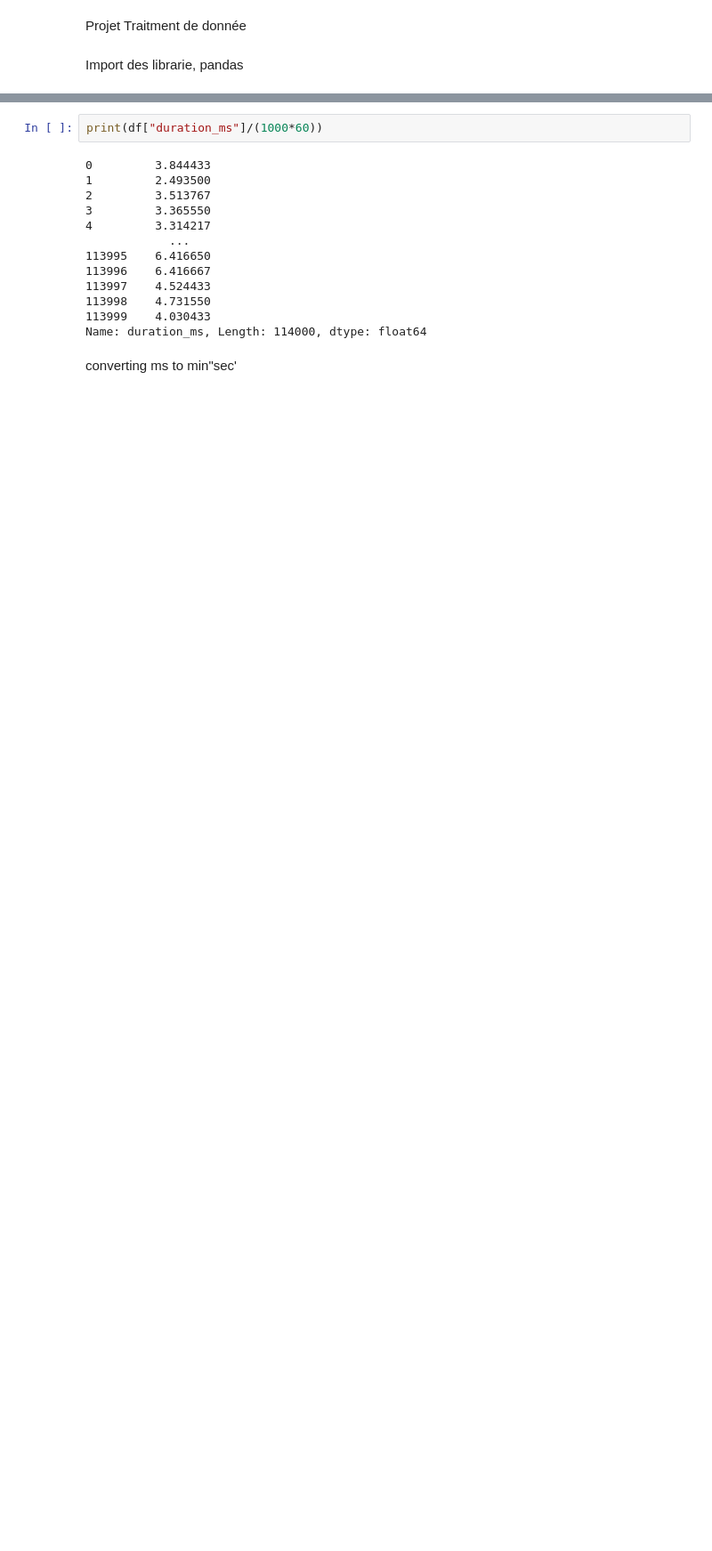
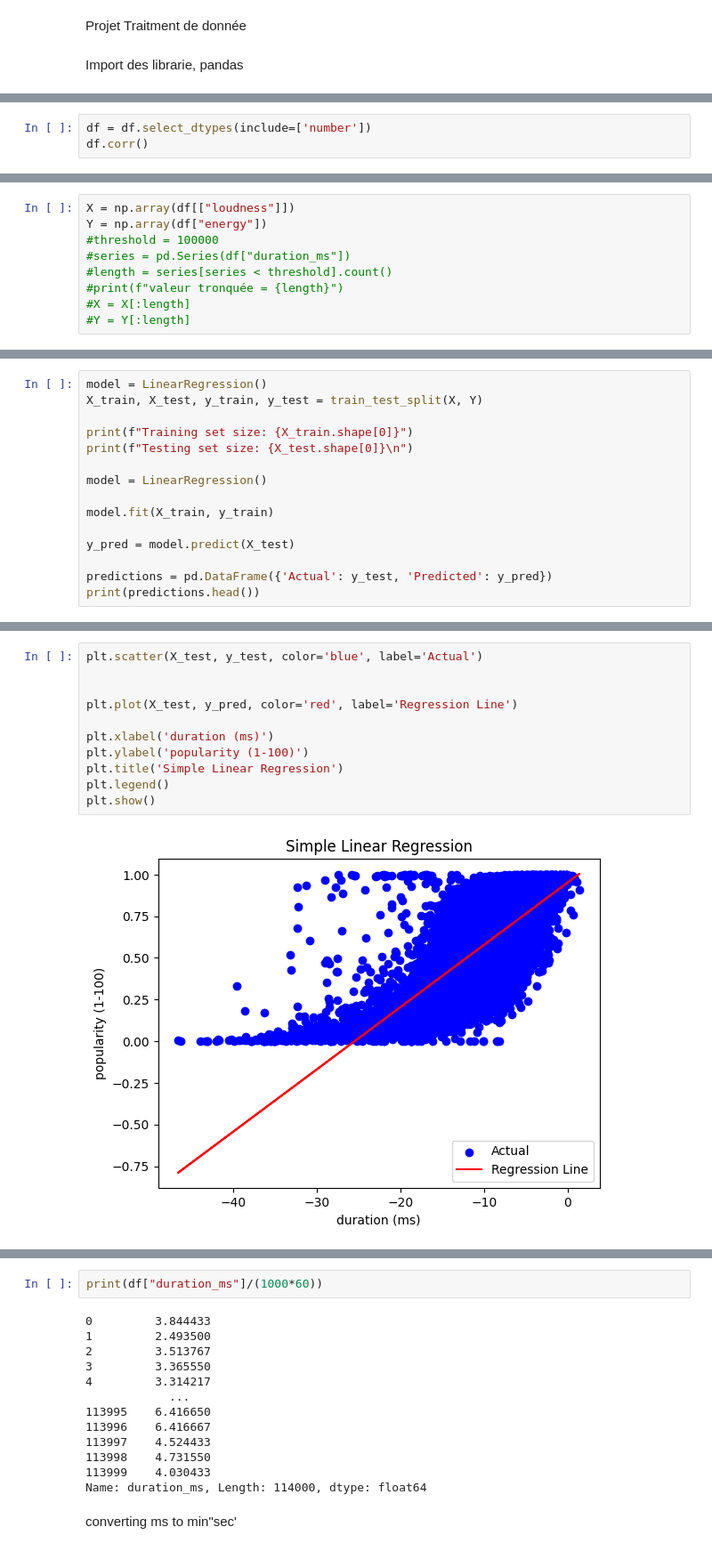
Before and after one commit to gt124578/Data-Project, a Jupyter notebook: tdcode.ipynb, the cells around one changed output, grey strips where cells are left out. Shown at 89% size. Saved outputs shown, nothing was run; the diff lists cells and outputs as text; blank space fills up the shorter version.

```diff
--- a/tdcode.ipynb
+++ b/tdcode.ipynb
@@ -8,0 +19,3 @@ import des dataset et mise sus forme de datarame pandas
+# %%
+df = df.select_dtypes(include=['number'])
+df.corr()
@@ -33,0 +59,9 @@ print(df)
+# %%
+X = np.array(df[["loudness"]])
+Y = np.array(df["energy"])
+#threshold = 100000
+#series = pd.Series(df["duration_ms"])
+#length = series[series < threshold].count()
+#print(f"valeur tronquée = {length}")
+#X = X[:length]
+#Y = Y[:length]
@@ -33,0 +70,15 @@ print(df)
+# %%
+model = LinearRegression()
+X_train, X_test, y_train, y_test = train_test_split(X, Y)
+
+print(f"Training set size: {X_train.shape[0]}")
+print(f"Testing set size: {X_test.shape[0]}\n")
+
+model = LinearRegression()
+
+model.fit(X_train, y_train)
+
+y_pred = model.predict(X_test)
+
+predictions = pd.DataFrame({'Actual': y_test, 'Predicted': y_pred})
+print(predictions.head())
@@ -33,0 +95,13 @@ print(df)
+# %%
+plt.scatter(X_test, y_test, color='blue', label='Actual')
+
+
+plt.plot(X_test, y_pred, color='red', label='Regression Line')
+
+plt.xlabel('duration (ms)')
+plt.ylabel('popularity (1-100)')
+plt.title('Simple Linear Regression')
+plt.legend()
+plt.show()
+# %% [output]
+[figure, added]
```
Also changed, not shown: parts of 15 cells of this notebook.
